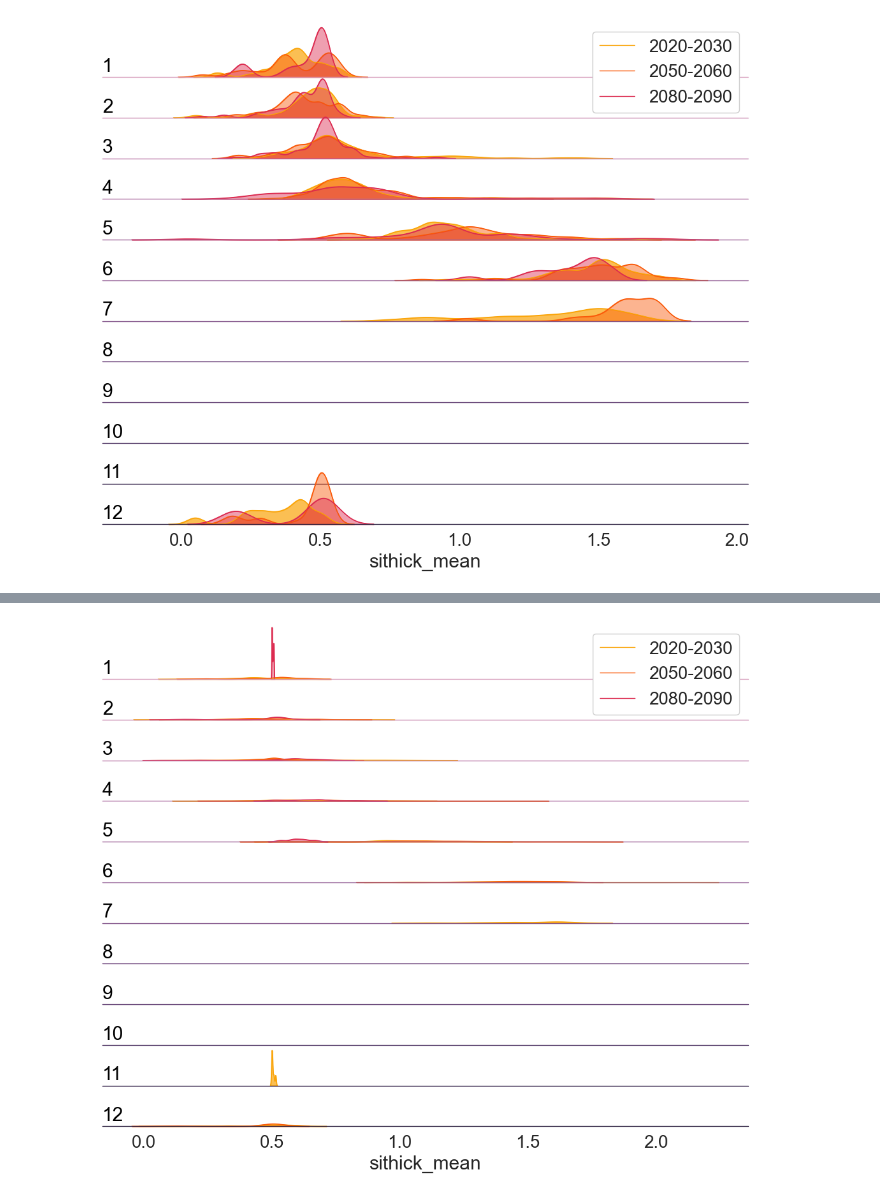
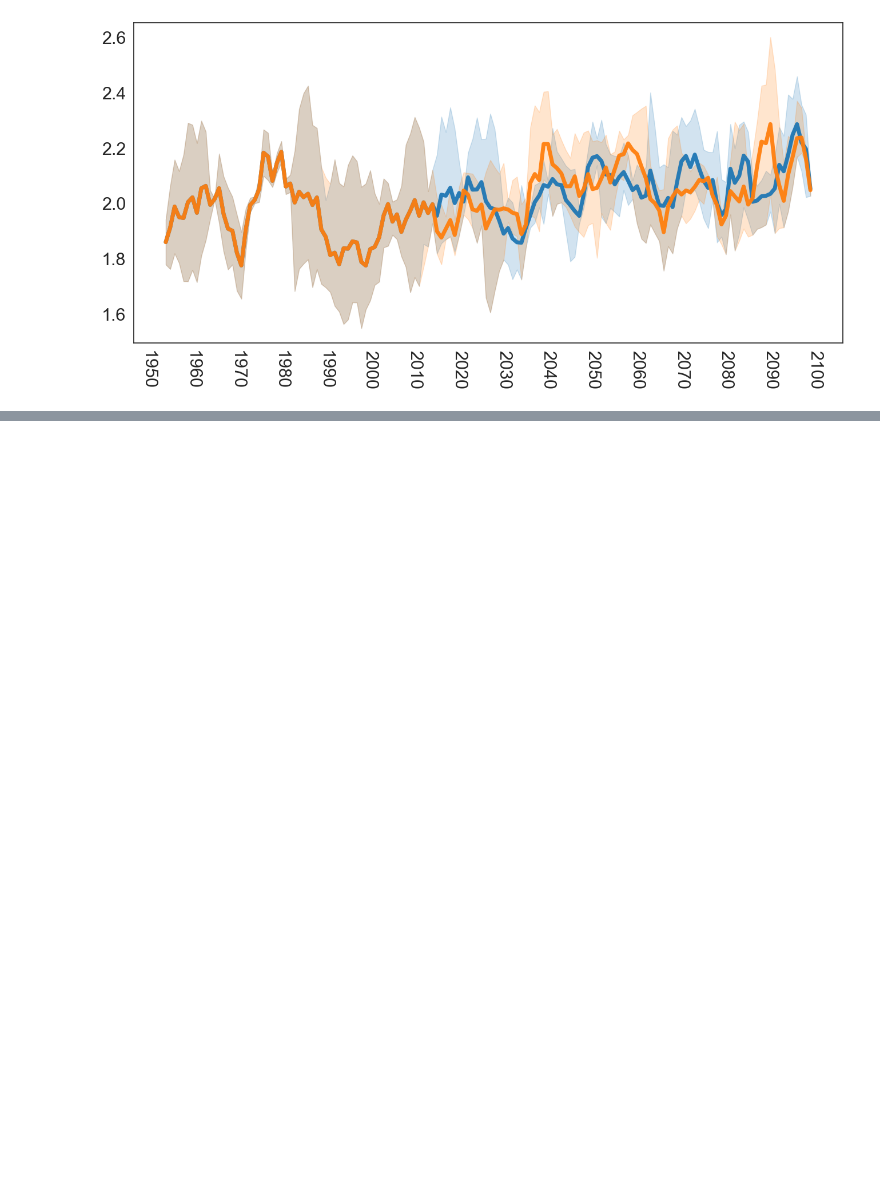
Before and after one commit to trondkr/cmip6-albedo, a Jupyter notebook: CMIP6_plot_forcing.ipynb, the cells around one changed output, grey strips where cells are left out. Saved outputs shown, nothing was run; the diff lists cells and outputs as text; code cells hidden in the pictures; blank space fills up the shorter version.

Commit message:
Updated plotting of forcing and light results

```diff
--- a/CMIP6_plot_forcing.ipynb
+++ b/CMIP6_plot_forcing.ipynb
@@ -78,7 +78,7 @@ def get_area_averaged_ds(fname, model, scenario, ensemble_id, var_name, LME, cre
             with xr.open_mfdataset([fname,fname2]) as ds:
 
                 ds = convert_to_180(ds)
-
+                print(ds)
                 ds = ds.sel(time=slice(start_time,end_time)) #.sel(lat=slice(min_lat,max_lat), lon=slice(min_lon,max_lon))
                 ds = convert_time(ds)
                 ds_uas = get_data_within_LME(ds, "uas", LME, create_maps)
@@ -92,6 +92,7 @@ def get_area_averaged_ds(fname, model, scenario, ensemble_id, var_name, LME, cre
                 df2 = df2.reset_index()
 
                 df["velocity"]=np.sqrt(np.power(df["uas"], 2)+np.power(df2["vas"], 2))
+                df = df.reset_index()
                 df.drop(columns=["uas","vas"], inplace=True)
 
         df=df.resample(frequency, on="time").mean()
@@ -123,7 +124,7 @@ def get_area_averaged_ds(fname, model, scenario, ensemble_id, var_name, LME, cre
 
         models_dict[key]=model_info
 
-        return df, models_dict, ds_lme
+        return df, models_dict, None
     else:
         return None, models_dict, None
 # %%
@@ -329,9 +330,9 @@ period="1950-01-01-2099-12-16"
 start_time="1950-01-01"
 end_time="2099-12-16"
 
-models=["ACCESS-ESM1-5","CanESM5","MPI-ESM1-2-LR","CanESM5-CanOE","UKESM1-0-LL","MPI-ESM1-2-HR"]
+models=["CanESM5","CanESM5-CanOE","UKESM1-0-LL","MPI-ESM1-2-HR"]
 ds_var_names=["velocity","chl", "clt", "sithick", "siconc", "tas","chl"] #["velocity"]
-ds_var_names=["tas"]
+#ds_var_names=["velocity"]
 
 LMES=['California Current','East Bering Sea','Gulf of Alaska',
       'Northern Bering - Chukchi Seas','West Bering Sea','Sea of Japan',
@@ -341,7 +342,7 @@ LMES=['California Current','East Bering Sea','Gulf of Alaska',
 
 LMES=['Barents Sea','Northern Bering - Chukchi Seas']
 LMES=['Barents Sea','East Bering Sea','Northern Bering - Chukchi Seas']
-LMES=['East Bering Sea']#,'East Bering Sea','Northern Bering - Chukchi Seas']
+LMES=['Barents Sea','Northern Bering - Chukchi Seas']
 toz_list=[]
 
 for var_name in ds_var_names:
@@ -376,7 +377,7 @@ for var_name in ds_var_names:
                                                                                          model,
                                                                                          ensemble_id,
                                                                                          scenario,
-                                                                                         "vas")
+                                                                                             "vas")
                     key="{}_{}_{}_{}".format(model,ensemble_id,scenario,var_name)
                     if var_name in ["TOZ"]:
                         key=fname
@@ -404,16 +405,23 @@ for var_name in ds_var_names:
 
                 outfile = "Figures/{}_ensemble_{}_{}.png".format(var_name.capitalize(),scenario, LME)
 
-                CMIP6_ridgeplot.ridgeplot("{}_mean".format(var_name),
-                                          None, outfile,
-                                                  glorys=False, depth_threshold=None,
-                                                  ds=ens_stats)
+             #   CMIP6_ridgeplot.ridgeplot("{}_mean".format(var_name),
+             #                             None, outfile,
+             #                                     glorys=False, depth_threshold=None,
+             #                                     ds=ens_stats)
 
 
         if len(df_list) > 0:
             df = pd.concat(df_list)
 
             create_summary_table(models_dict, LME)
+            df = df.reindex()
+
+            df["date"]=df.index
+
+            if os.path.exists("test.csv"):os.remove("test.csv")
+            df.to_csv("test.csv")
+            df = pd.read_csv('test.csv', parse_dates=['time', 'date'])
 
             sns.set(style="white", rc={"axes.facecolor": (0, 0, 0, 0)}, font_scale=1.5)
             f=plt.figure(figsize=(16, 16))
@@ -421,20 +429,21 @@ for var_name in ds_var_names:
             ax = f.add_subplot(gs[0, 0])
 
             sns.set_palette("tab10")
-            for y in [2050,2095]:
-                for ssp in ["ssp245","ssp585"]:
-                    df_2050=df[(df.index.year==y) & (df["model_scenario"]==ssp)]
-                    df_2050.describe().to_csv("CMIP6_RACARCTIC_{}_{}_{}_{}.csv".format(var_name,LME,y,ssp))
+            legend_on=True if var_name=="tas" else False
 
+            b=sns.lineplot(ax=ax, data=df, x=df["date"], y=df["roll_mean"],
+                         hue=df["model_scenario"],
+                         alpha=.95, ci=95,linewidth=5, legend=legend_on)
+            b.tick_params(labelsize=22)
+            b.set_xlabel("",fontsize=20)
+            b.set_ylabel("",fontsize=20)
+            import matplotlib.dates as mdates
+            if var_name=="tas":
+                plt.legend(loc="upper right", frameon=False, fontsize=26)
 
-            b=sns.lineplot(ax=ax, data=df, x=df.index, y=df["roll_mean"],
-                         hue=df["model_scenario"],
-                         alpha=.9, ci=95,linewidth=4)
-            b.tick_params(labelsize=20)
-            b.set_xlabel("",fontsize=14)
-            b.set_ylabel("",fontsize=14)
-
-            plt.legend(loc="upper right", frameon=False, fontsize=20)
+            ax.xaxis.set_major_locator(mdates.YearLocator(base=10))
+            ax.xaxis.set_major_formatter(mdates.DateFormatter('%Y'))
+            plt.setp(ax.xaxis.get_majorticklabels(), rotation=-90)
 
             if not os.path.exists("Figures"):
                 os.makedirs("Figures")
@@ -457,13 +466,12 @@ for var_name in ds_var_names:
         ax = f.add_subplot(gs[0, 0])
 
         sns.set_palette("tab10")
-        print(df)
         b=sns.lineplot(ax=ax, data=df, x=df.index, y=df["roll_mean"],
                      hue="LME",
                      alpha=.9, ci=95,linewidth=4)
         b.tick_params(labelsize=20)
-        b.set_xlabel("",fontsize=14)
-        b.set_ylabel("",fontsize=14)
+        b.set_xlabel("",fontsize=18)
+        b.set_ylabel("",fontsize=18)
 
         plt.legend(loc="upper right", frameon=False, fontsize=20)
 
@@ -488 +504 @@ Created dataframe of file: ../oceanography/cmip6/light/ssp245/UKESM1-0-LL/CMIP6_
-[figure, old version]
+[figure, new version]
@@ -498 +517,0 @@ Created dataframe of file: ../oceanography/cmip6/light/ssp585/UKESM1-0-LL/CMIP6_
-[figure, removed]
```
Also changed, not shown: parts of 1 cell of this notebook, 5 other files.
